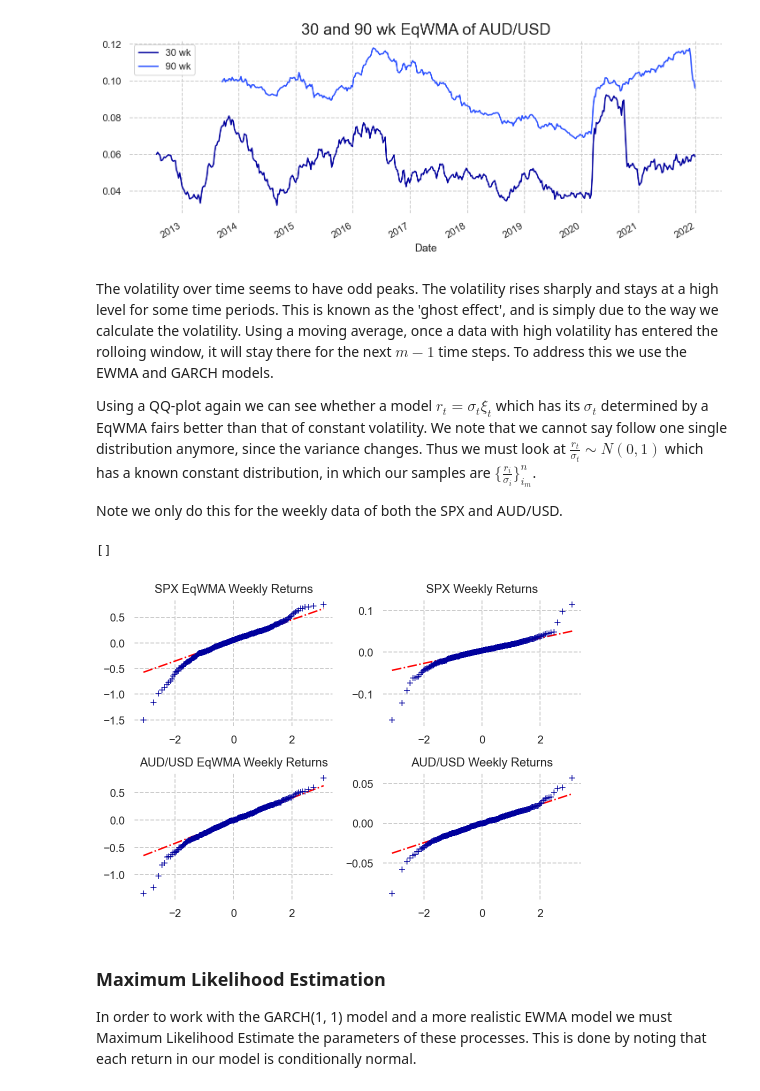
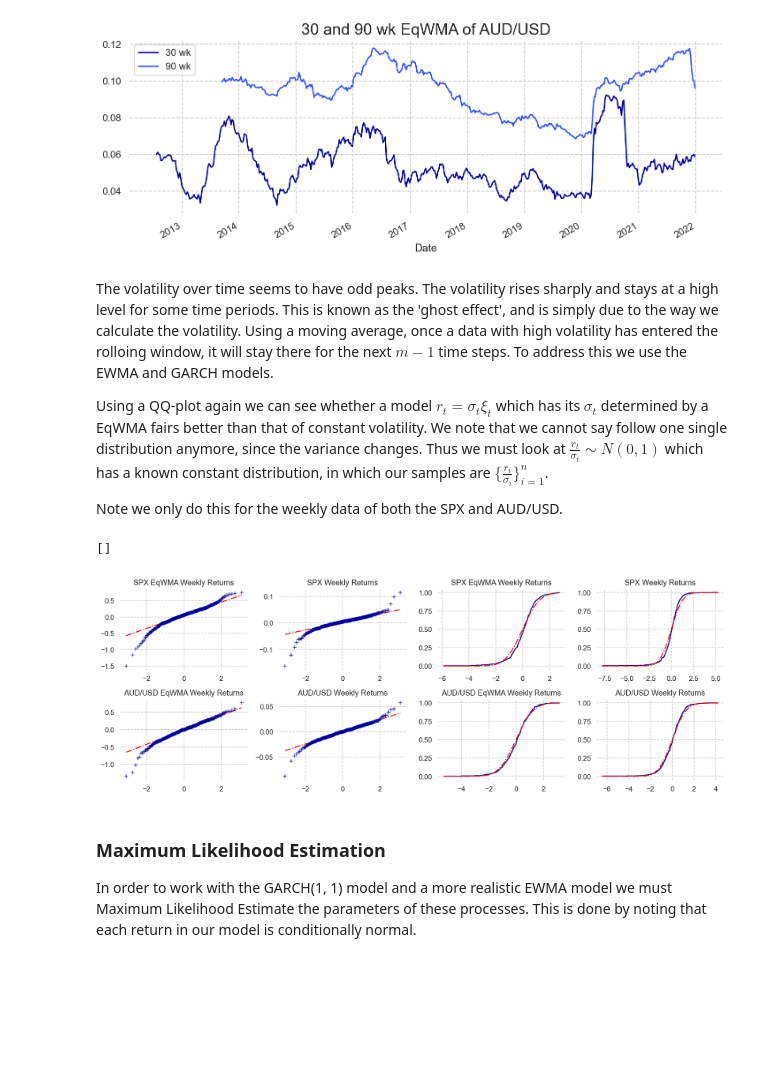
Before and after one commit to Sinbad-The-Sailor/Financial-Mathematics-Notebooks, a Jupyter notebook: volatility_modelling.ipynb, the cells around one changed output. Cells and saved outputs as stored; diff of their text form; code cells hidden in the pictures; blank space fills up the shorter version.

Commit message:
Fixed bug with sorting and ECDFs.

```diff
--- a/volatility_modelling.ipynb
+++ b/volatility_modelling.ipynb
@@ -258,5 +267,6 @@ $$ \hat{F}_n(x) =\frac{\textrm{\# of observations} \leq x }{n} = \frac{1}{n} \su
 # %%
-def qq_plot_normal(observations, title, ax):
+def qq_plot_normal(data, title, ax):
+    observations = data
     observations.sort()
     n_observations = len(observations)
 
@@ -279,8 +289,8 @@ def qq_plot_normal(observations, title, ax):
 
     return plot
 # %%
-def ecdf_normal(observations, title, ax):
-
+def ecdf_normal(data, title, ax):
+    observations = data
     n_observations = len(observations)
     observations = np.asarray(observations)
     observations.sort()
@@ -367,26 +377,32 @@ plt.show()
 # %% [markdown]
 The volatility over time seems to have odd peaks. The volatility rises sharply and stays at a high level for some time periods. This is known as the 'ghost effect', and is simply due to the way we calculate the volatility. Using a moving average, once a data with high volatility has entered the rolloing window, it will stay there for the next $m-1$ time steps. To address this we use the EWMA and GARCH models.
 
-Using a QQ-plot again we can see whether a model $r_t = \sigma_t \xi_t$ which has its $\sigma_t$ determined by a EqWMA fairs better than that of constant volatility. We note that we cannot say follow one single distribution anymore, since the variance changes. Thus we must look at $\frac{r_t}{\sigma_t} \sim N(0,1)$ which has a known constant distribution, in which our samples are $\{\frac{r_i}{\sigma_i}\}_{i_m}^n$.
+Using a QQ-plot again we can see whether a model $r_t = \sigma_t \xi_t$ which has its $\sigma_t$ determined by a EqWMA fairs better than that of constant volatility. We note that we cannot say follow one single distribution anymore, since the variance changes. Thus we must look at $\frac{r_t}{\sigma_t} \sim N(0,1)$ which has a known constant distribution, in which our samples are $\{\frac{r_i}{\sigma_i}\}_{i=1}^n$.
 
 Note we only do this for the weekly data of both the SPX and AUD/USD.
 # %%
 qq_spx_weekly_eqwma = (spx_weekly_returns[30:] / spx_weekly_returns.rolling(30).apply(EqWMA)[30:]).to_list()
 qq_aud_weekly_eqwma = (aud_weekly_returns[30:] / aud_weekly_returns.rolling(30).apply(EqWMA)[30:]).to_list()
 
-fig, axs = plt.subplots(2, 2)
+fig, axs = plt.subplots(2, 4)
 
 qq_plot_normal(qq_spx_weekly_eqwma, 'SPX EqWMA Weekly Returns', axs[0, 0])
 qq_plot_normal(spx_weekly_returns[1:].to_list(), 'SPX Weekly Returns', axs[0, 1])
 qq_plot_normal(qq_aud_weekly_eqwma, 'AUD/USD EqWMA Weekly Returns', axs[1, 0])
 qq_plot_normal(aud_weekly_returns[1:].to_list(), 'AUD/USD Weekly Returns', axs[1, 1])
 
-fig.set_size_inches(7, 5)
+ecdf_normal(qq_spx_weekly_eqwma, 'SPX EqWMA Weekly Returns', axs[0, 2])
+ecdf_normal(spx_weekly_returns[1:].to_list(), 'SPX Weekly Returns', axs[0, 3])
+ecdf_normal(qq_aud_weekly_eqwma, 'AUD/USD EqWMA Weekly Returns', axs[1, 2])
+ecdf_normal(aud_weekly_returns[1:].to_list(), 'AUD/USD Weekly Returns', axs[1, 3])
+
+
+fig.set_size_inches(14, 5)
 plt.tight_layout()
 plt.plot()
 # %% [output]
 []
-[figure, old version]
+[figure, new version]
 # %% [markdown]
 ### Maximum Likelihood Estimation
 In order to work with the GARCH(1, 1) model and a more realistic EWMA model we must Maximum Likelihood Estimate the parameters of these processes. This is done by noting that each return in our model is conditionally normal.
```
Also changed, not shown: parts of 6 cells of this notebook.
